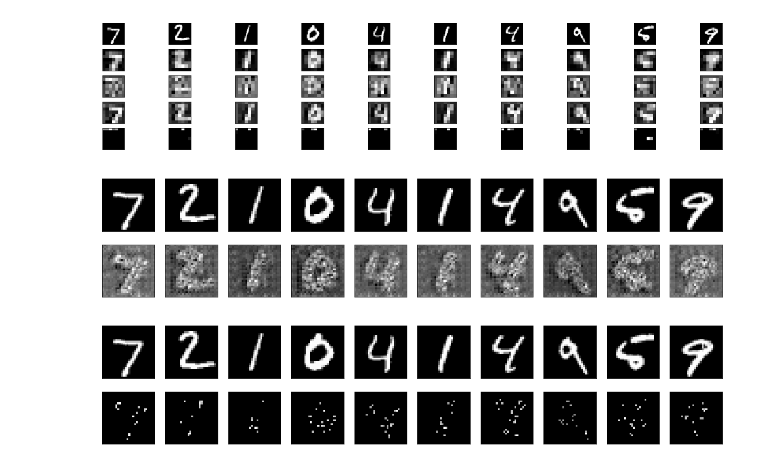
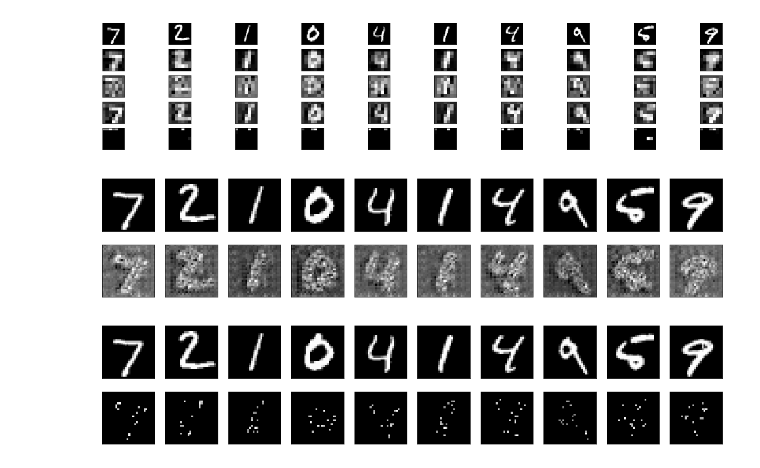
Before and after one commit to xo63der/MA, a Jupyter notebook: Code/CAE/conv_AE.ipynb, the cells around one changed output. Drawn from its saved outputs; the diff is of its cells as text; code cells hidden in the pictures.

```diff
--- a/Code/CAE/conv_AE.ipynb
+++ b/Code/CAE/conv_AE.ipynb
@@ -311,37 +311,37 @@ show_hidden(x_9_test, encoded_imgs)
 [figure]
 # %%
 layer_name = 'c3'
+
 layer_dict = dict([(layer.name, layer) for layer in autoencoder.layers[1:]])
 
 filter_index = 0  # can be any integer from 0 to 511, as there are 512 filters in that layer
 
 # build a loss function that maximizes the activation
 # of the nth filter of the layer considered
 layer_output = layer_dict[layer_name].output
 loss = K.mean(layer_output[:, :, :, filter_index])
 
 # compute the gradient of the input picture wrt this loss
 grads = K.gradients(loss, input_img)[0]
 
 # normalization trick: we normalize the gradient
 grads /= (K.sqrt(K.mean(K.square(grads))) + 1e-5)
 
 # this function returns the loss and grads given the input picture
 iterate = K.function([input_img], [loss, grads])
+
+it = iterate([x_9_test])
+show_imgs(x_9_test,it[1])
+
+it_temp=np.zeros((10000,28,28))
+for i in range(10000):
+    q=np.percentile(it[1][i],98)
+    for j in range(28):
+        for k in range(28):
+            if(it[1][i][j][k]>q):
+               it_temp[i][j][k]=it[1][i][j][k]
+
+show_imgs(x_9_test,it_temp)
+# %% [output]
+[figure, added]
+[figure, added]
-# %%
-it = iterate([x_9_test])
-show_imgs(x_9_test,it[1])
-# %% [output]
-[figure, removed]
-# %%
-q=np.percentile(it[1][0],98)
-it_temp=np.zeros((10000,28,28))
-for i in range(10000):
-    for j in range(28):
-        for k in range(28):
-            if(it[1][i][j][k]>q):
-               it_temp[i][j][k]=it[1][i][j][k]
-
-show_imgs(x_9_test,it_temp)
-# %% [output]
-[figure, removed]
```
Also changed, not shown: parts of 3 cells of this notebook, 11 other files.
